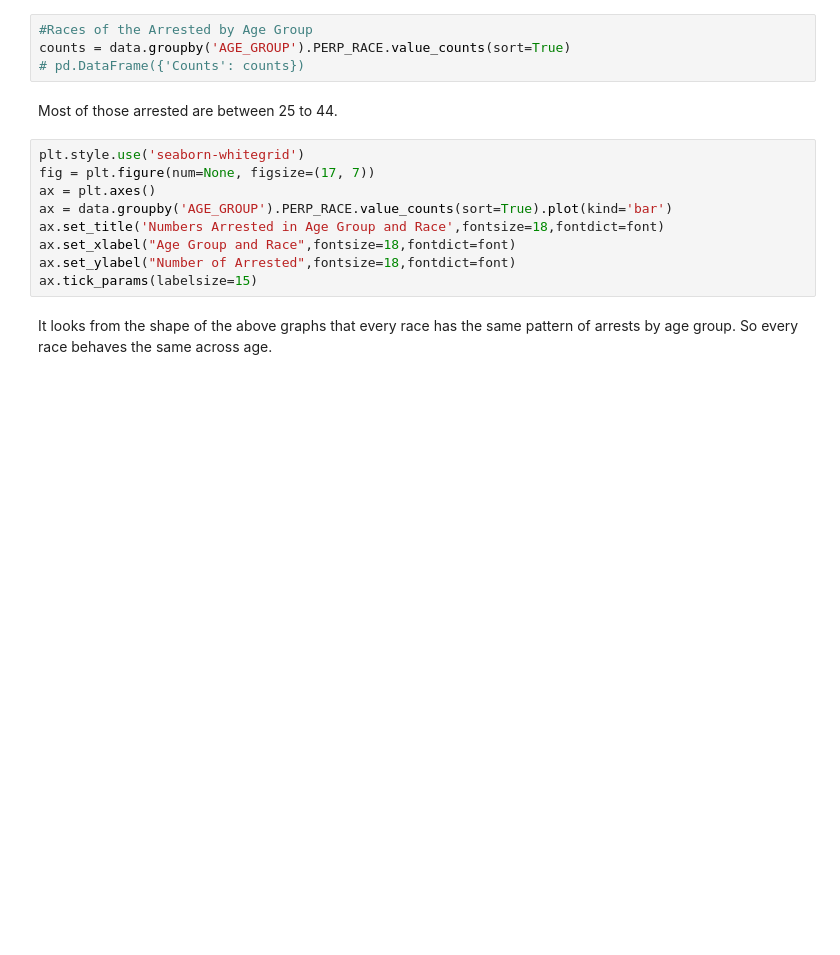
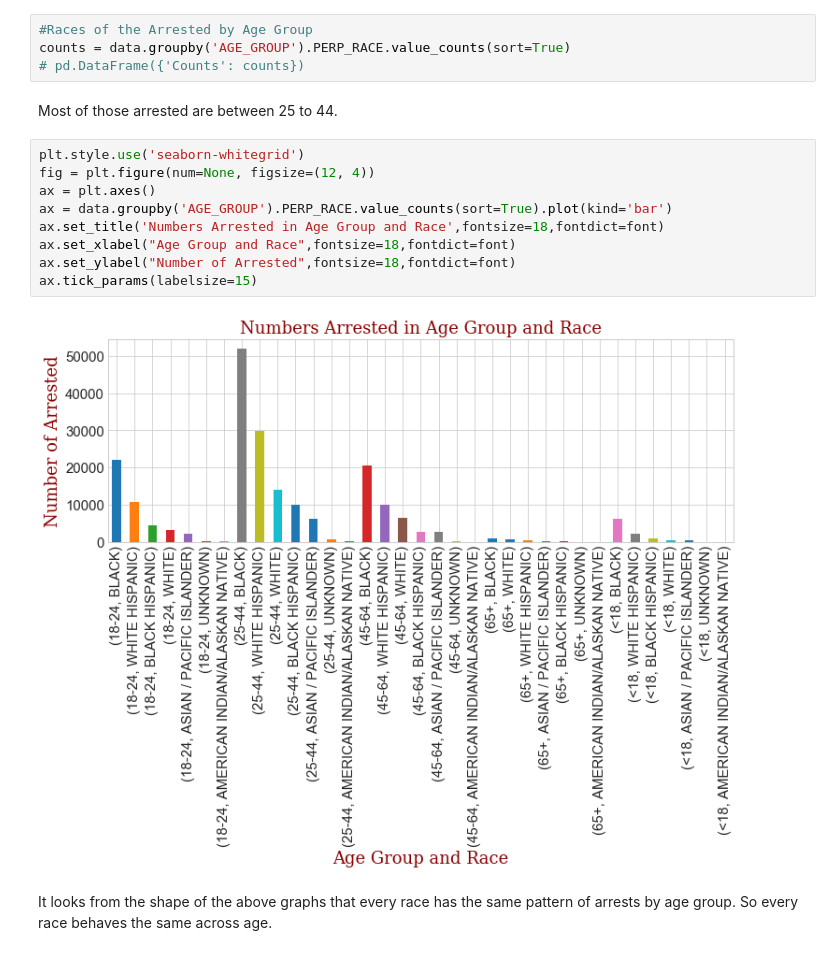
Before and after one commit to city-college-machine-learning/NYPD_Arrest_Analysis, a Jupyter notebook: Jiffar_analysis.ipynb, the cells around one changed output. Saved outputs shown, nothing was run; the diff lists cells and outputs as text; blank space fills up the shorter version.

```diff
--- a/Jiffar_analysis.ipynb
+++ b/Jiffar_analysis.ipynb
@@ -236,13 +341,15 @@ counts = data.groupby('AGE_GROUP').PERP_RACE.value_counts(sort=True)
 Most of those arrested are between 25 to 44.
 # %%
 plt.style.use('seaborn-whitegrid')
-fig = plt.figure(num=None, figsize=(17, 7))
+fig = plt.figure(num=None, figsize=(12, 4))
 ax = plt.axes()
 ax = data.groupby('AGE_GROUP').PERP_RACE.value_counts(sort=True).plot(kind='bar')
 ax.set_title('Numbers Arrested in Age Group and Race',fontsize=18,fontdict=font)
 ax.set_xlabel("Age Group and Race",fontsize=18,fontdict=font)
 ax.set_ylabel("Number of Arrested",fontsize=18,fontdict=font)
 ax.tick_params(labelsize=15)
+# %% [output]
+[figure, added]
 # %% [markdown]
 It looks from the shape of the above graphs that every race has the same pattern of arrests by age group. So every race behaves the same across age.
 # %% [markdown]
```
Also changed, not shown: parts of 36 cells of this notebook, 4 other files.
